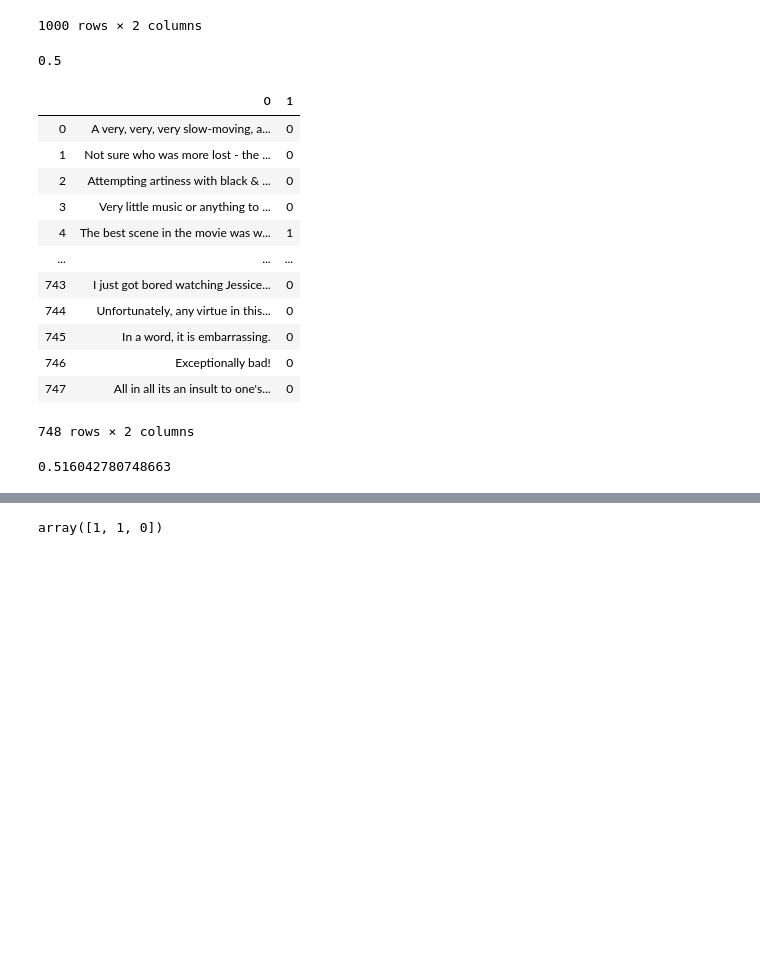
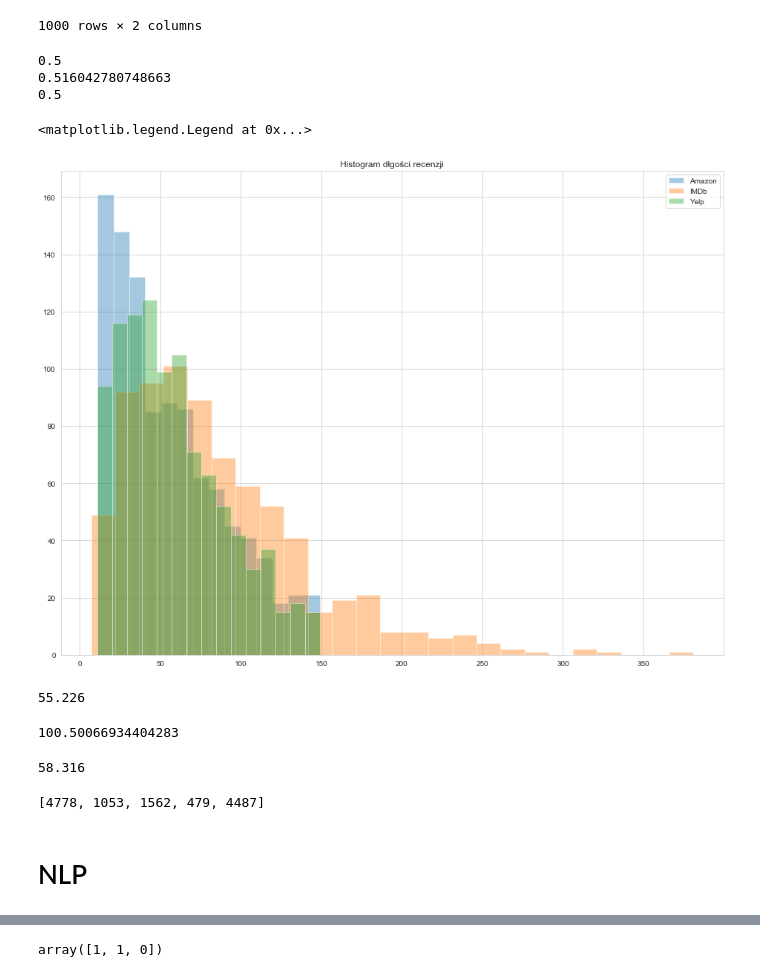
Before and after one commit to greghvk/eksploracja_danych_projekt, a Jupyter notebook: Eksploracja_projekt.ipynb, the cells around one changed output, grey strips where cells are left out. Cells and saved outputs as stored; diff of their text form; code cells hidden in the pictures; blank space fills up the shorter version.

```diff
--- a/Eksploracja_projekt.ipynb
+++ b/Eksploracja_projekt.ipynb
@@ -42,27 +58,49 @@ yelp
 | 998 | The whole experience was underwhe... | 0 |
 | 999 | Then, as if I hadn't wasted enoug... | 0 |
 1000 rows × 2 columns
-# %%
-np.count_nonzero(yelp[1])/yelp.shape[0]
-# %% [output]
-0.5
-# %%
-imdb
-# %% [output]
-|  | 0 | 1 |
-| 0 | A very, very, very slow-moving, a... | 0 |
-| 1 | Not sure who was more lost - the ... | 0 |
-| 2 | Attempting artiness with black & ... | 0 |
-| 3 | Very little music or anything to ... | 0 |
-| 4 | The best scene in the movie was w... | 1 |
-| ... | ... | ... |
-| 743 | I just got bored watching Jessice... | 0 |
-| 744 | Unfortunately, any virtue in this... | 0 |
-| 745 | In a word, it is embarrassing. | 0 |
-| 746 | Exceptionally bad! | 0 |
-| 747 | All in all its an insult to one's... | 0 |
-748 rows × 2 columns
-# %%
-np.count_nonzero(imdb[1])/imdb.shape[0]
-# %% [output]
-0.516042780748663
+# %%
+print(np.count_nonzero(amazon[1])/amazon.shape[0])
+print(np.count_nonzero(imdb[1])/imdb.shape[0])
+print(np.count_nonzero(yelp[1])/yelp.shape[0])
+# %% [output]
+0.5
+0.516042780748663
+0.5
+# %%
+plt.figure(figsize=(16,12))
+
+sns.set_style("whitegrid")
+am_lens = list(map(len, amazon[0]))
+sns.distplot(am_lens, kde=False)
+
+im_lens = [ i for i in list(map(len, imdb.drop(index=136, axis=0)[0])) if i < 400]
+#plt.xlim([0, 500])
+sns.distplot(im_lens, kde=False)
+
+ye_lens = list(map(len, yelp[0]))
+sns.distplot(ye_lens, kde=False)
+
+
+plt.title("Histogram dłgości recenzji")
+plt.legend(["Amazon", "IMDb", "Yelp"])
+# %% [output]
+<matplotlib.legend.Legend at 0x...>
+[figure, added]
+# %%
+np.mean(am_lens)
+# %% [output]
+55.226
+# %%
+np.mean(list(map(len, imdb.drop(index=136, axis=0)[0])))
+# %% [output]
+100.50066934404283
+# %%
+np.mean(ye_lens)
+# %% [output]
+58.316
+# %%
+[ i for i in list(map(len, imdb.drop(index=136, axis=0)[0])) if i > 400]
+# %% [output]
+[4778, 1053, 1562, 479, 4487]
+# %% [markdown]
+# NLP
```
Also changed, not shown: parts of 21 cells of this notebook.
